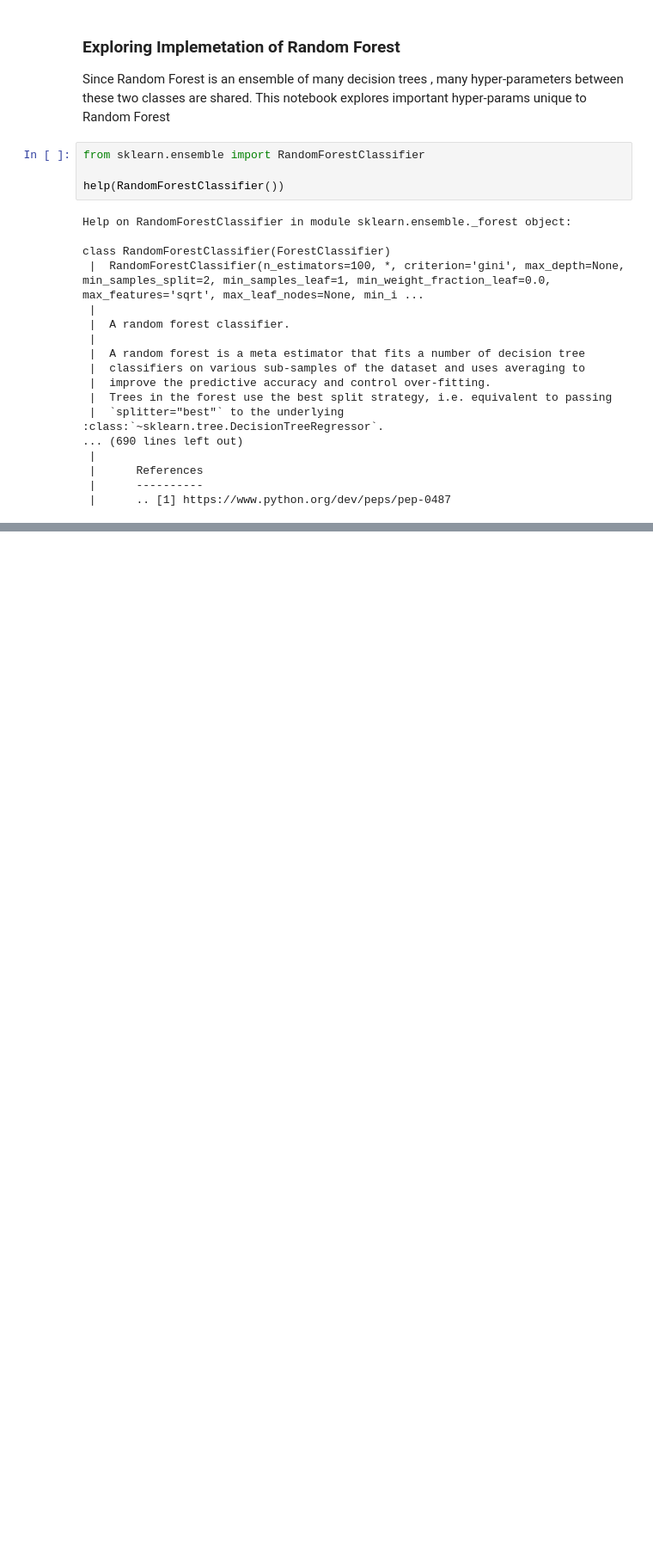
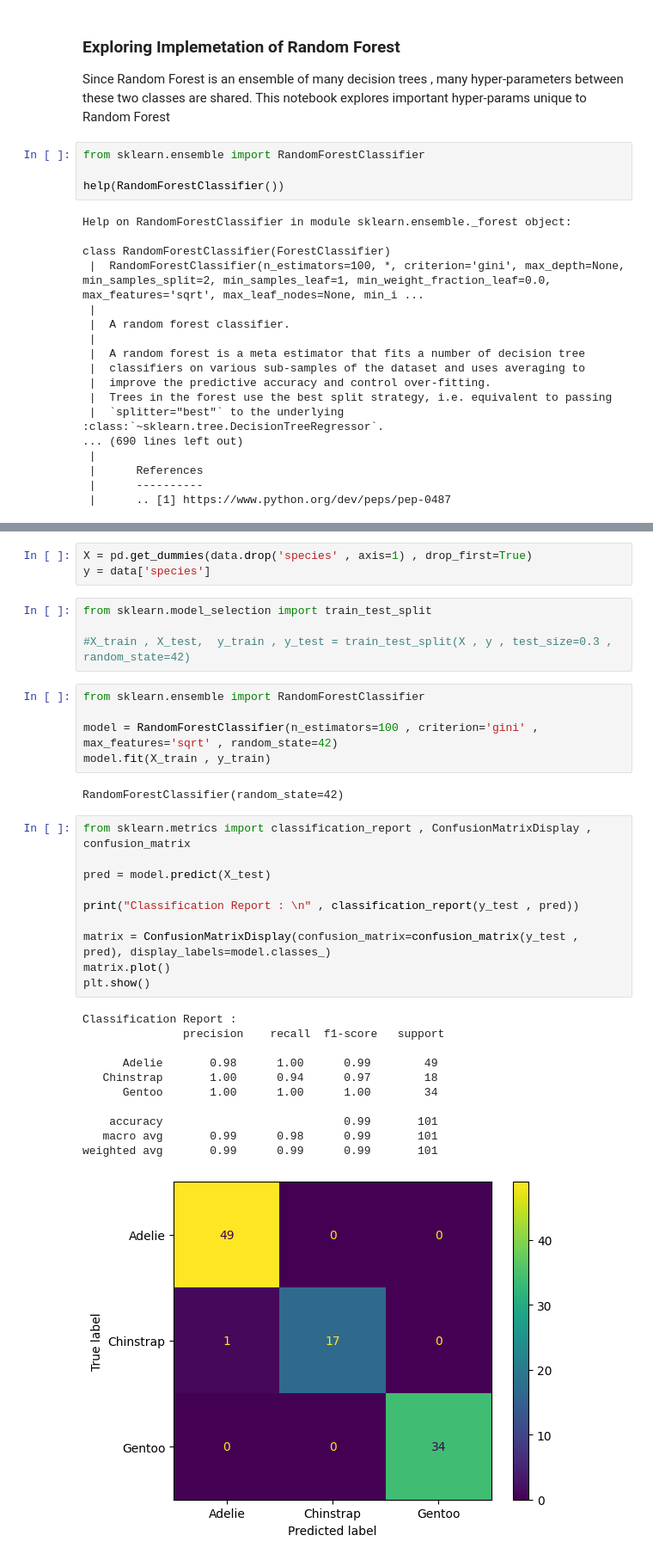
Before and after one commit to AdityaMohite47/Machine_Learning-With-ScikitLearn, a Jupyter notebook: ScikitLearn-Implementations/Random-Forest.ipynb, the cells around one changed output, grey strips where cells are left out. Shown at 86% size. Drawn from its saved outputs; the diff is of its cells as text; blank space fills up the shorter version.

```diff
--- a/ScikitLearn-Implementations/Random-Forest.ipynb
+++ b/ScikitLearn-Implementations/Random-Forest.ipynb
@@ -30,0 +77,36 @@ class RandomForestClassifier(ForestClassifier)
+# %%
+X = pd.get_dummies(data.drop('species' , axis=1) , drop_first=True)
+y = data['species']
+# %%
+from sklearn.model_selection import train_test_split
+
+#X_train , X_test,  y_train , y_test = train_test_split(X , y , test_size=0.3 , random_state=42)
+# %%
+from sklearn.ensemble import RandomForestClassifier
+
+model = RandomForestClassifier(n_estimators=100 , criterion='gini' , max_features='sqrt' , random_state=42)
+model.fit(X_train , y_train)
+# %% [output]
+RandomForestClassifier(random_state=42)
+# %%
+from sklearn.metrics import classification_report , ConfusionMatrixDisplay , confusion_matrix
+
+pred = model.predict(X_test)
+
+print("Classification Report : \n" , classification_report(y_test , pred))
+
+matrix = ConfusionMatrixDisplay(confusion_matrix=confusion_matrix(y_test , pred), display_labels=model.classes_)
+matrix.plot()
+plt.show()
+# %% [output]
+Classification Report :
+               precision    recall  f1-score   support
+
+      Adelie       0.98      1.00      0.99        49
+   Chinstrap       1.00      0.94      0.97        18
+      Gentoo       1.00      1.00      1.00        34
+
+    accuracy                           0.99       101
+   macro avg       0.99      0.98      0.99       101
+weighted avg       0.99      0.99      0.99       101
+[figure, added]
```
Also changed, not shown: parts of 8 cells of this notebook, 5 other files.
